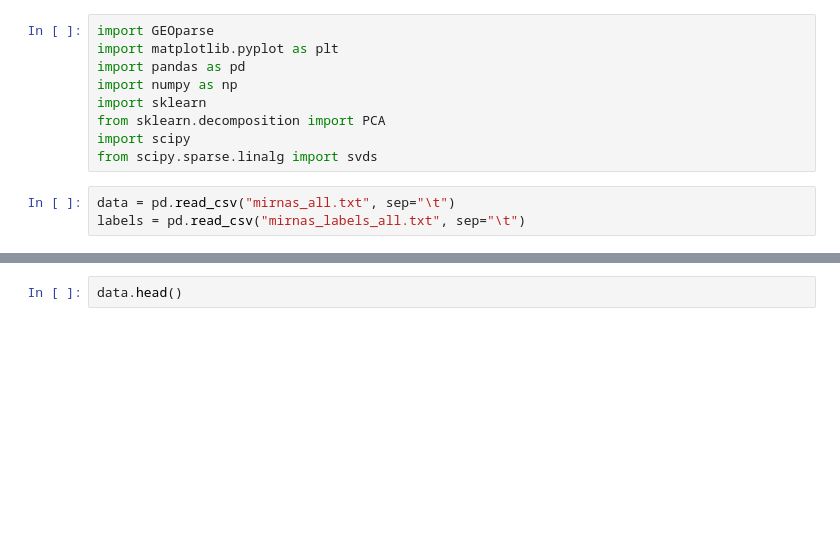
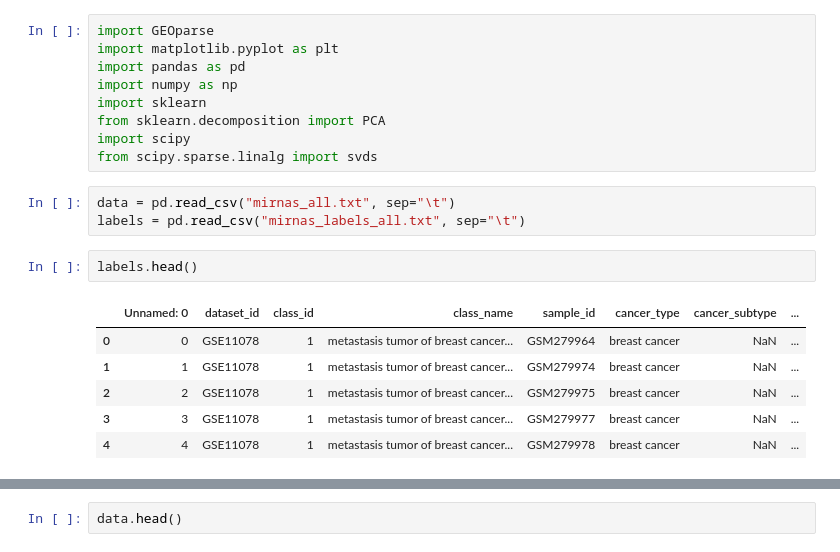
Before and after one commit to programmingprincess/ml4sp_metastasis, a Jupyter notebook: get_dims.ipynb, the cells around one changed output, grey strips where cells are left out. Drawn from its saved outputs; the diff is of its cells as text; blank space fills up the shorter version.

```diff
--- a/get_dims.ipynb
+++ b/get_dims.ipynb
@@ -10,3 +14,12 @@ from scipy.sparse.linalg import svds
 # %%
 data = pd.read_csv("mirnas_all.txt", sep="\t")
 labels = pd.read_csv("mirnas_labels_all.txt", sep="\t")
+# %%
+labels.head()
+# %% [output]
+|  | Unnamed: 0 | dataset_id | class_id | class_name | sample_id | cancer_type | cancer_subtype | ... |
+| 0 | 0 | GSE11078 | 1 | metastasis tumor of breast cancer... | GSM279964 | breast cancer | NaN | ... |
+| 1 | 1 | GSE11078 | 1 | metastasis tumor of breast cancer... | GSM279974 | breast cancer | NaN | ... |
+| 2 | 2 | GSE11078 | 1 | metastasis tumor of breast cancer... | GSM279975 | breast cancer | NaN | ... |
+| 3 | 3 | GSE11078 | 1 | metastasis tumor of breast cancer... | GSM279977 | breast cancer | NaN | ... |
+| 4 | 4 | GSE11078 | 1 | metastasis tumor of breast cancer... | GSM279978 | breast cancer | NaN | ... |
```
Also changed, not shown: parts of 34 cells of this notebook, 1 other file.
